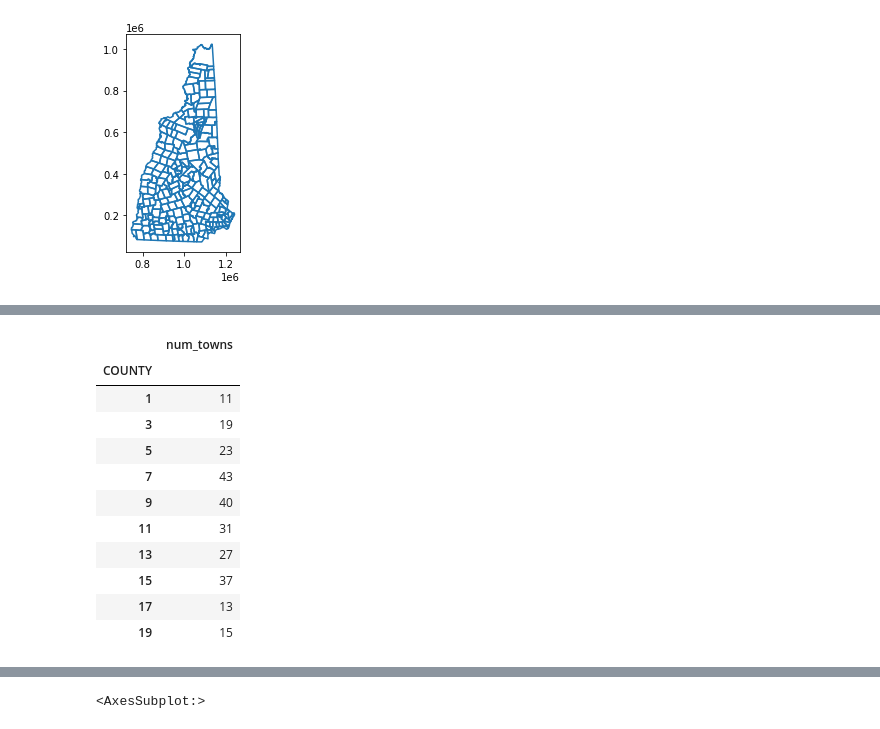
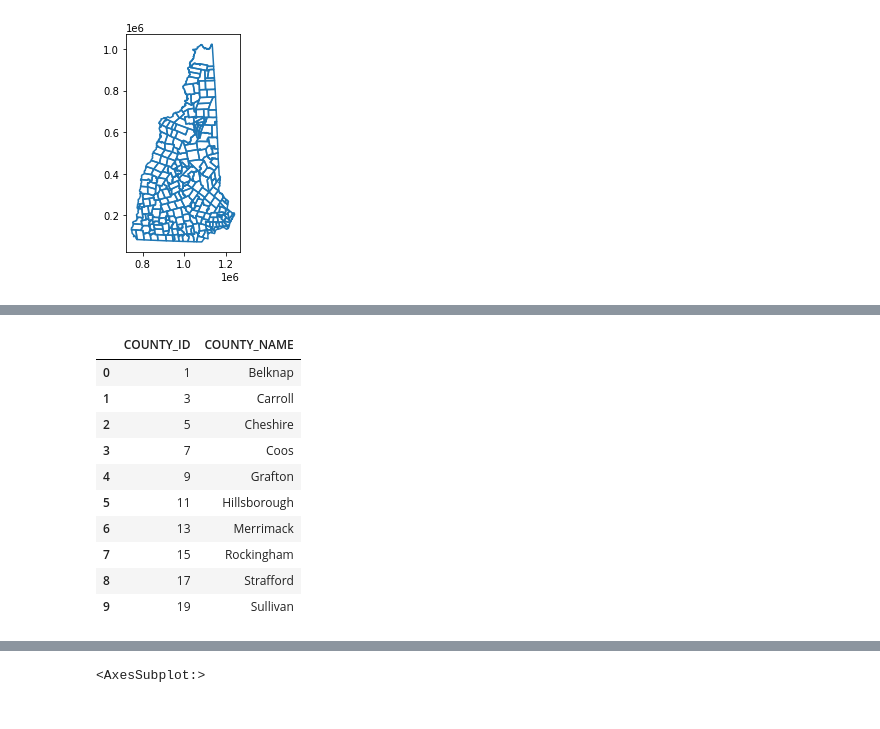
Before and after one commit to HKuz/Environmental_Mapping, a Jupyter notebook: Data_Extraction.ipynb, the cells around one changed output, grey strips where cells are left out. Drawn from its saved outputs; the diff is of its cells as text; code cells hidden in the pictures.

Commit message:
refactor: clean up imported and combined dataframes

```diff
--- a/Data_Extraction.ipynb
+++ b/Data_Extraction.ipynb
@@ -67,3 +79,8 @@ total_areas
 | Rockingham | 465182.48 | 726.86 | 445326.83 | 695.83 | 19855.68 | 31.01 |
 | Strafford | 244860.75 | 382.60 | 233827.90 | 365.36 | 11032.86 | 17.23 |
 | Sullivan | 353361.90 | 552.12 | 342788.07 | 535.60 | 10573.83 | 16.55 |
+# %%
+# Create mapping of County name to ID number
+county_map = pd.DataFrame({'COUNTY_ID': range(1, 20, 2),
+                           'COUNTY_NAME': list(total_areas.index)})
+county_map
@@ -310,19 +316,17 @@ pb_poly.head()
 # %%
-# Create temporary GeoDataFrame for county info
-counties = gpd.GeoDataFrame(pb_poly.groupby('COUNTY').size(),
-                            columns=['num_towns'])
+# Create GeoDataFrame for county info
+counties = gpd.GeoDataFrame(county_map)
 counties
 # %% [output]
-|  | num_towns |
-| COUNTY |  |
-| 1 | 11 |
-| 3 | 19 |
-| 5 | 23 |
-| 7 | 43 |
-| 9 | 40 |
-| 11 | 31 |
-| 13 | 27 |
-| 15 | 37 |
-| 17 | 13 |
-| 19 | 15 |
+|  | COUNTY_ID | COUNTY_NAME |
+| 0 | 1 | Belknap |
+| 1 | 3 | Carroll |
+| 2 | 5 | Cheshire |
+| 3 | 7 | Coos |
+| 4 | 9 | Grafton |
+| 5 | 11 | Hillsborough |
+| 6 | 13 | Merrimack |
+| 7 | 15 | Rockingham |
+| 8 | 17 | Strafford |
+| 9 | 19 | Sullivan |
 # %%
```
Also changed, not shown: parts of 19 cells of this notebook.
